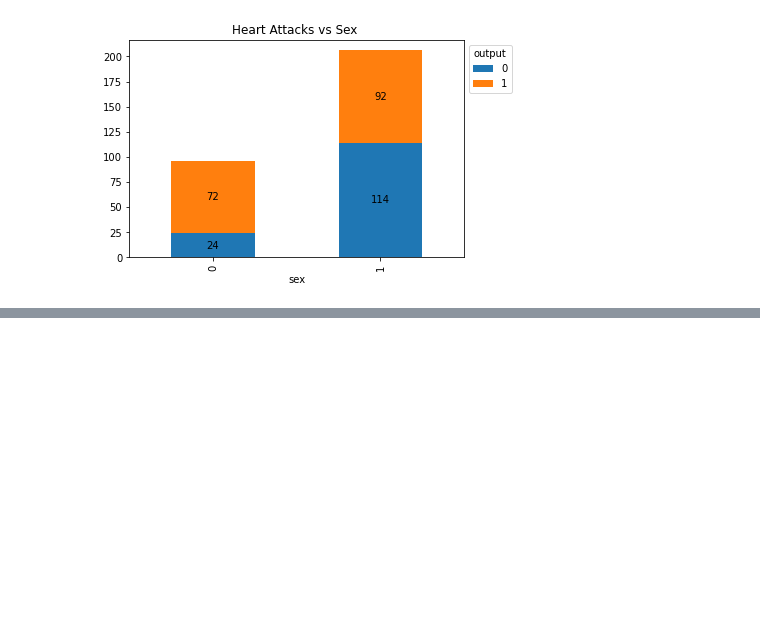
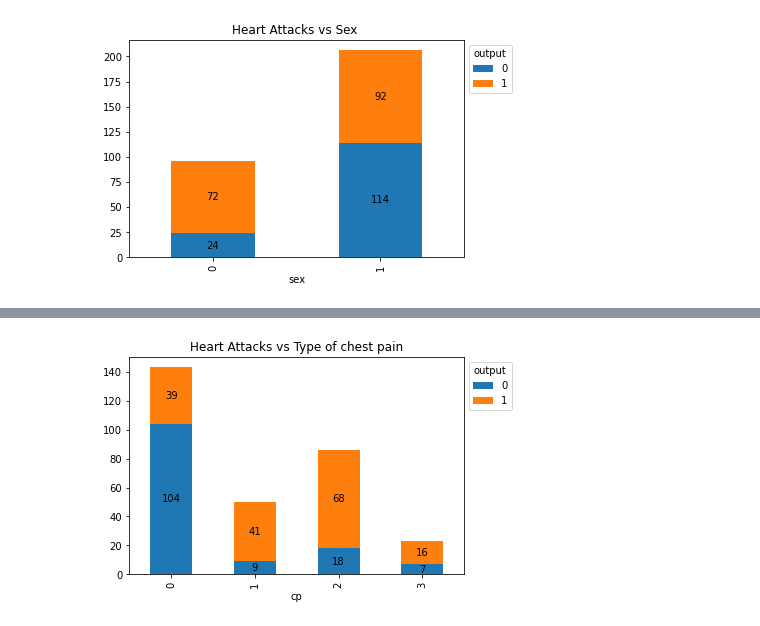
Before and after one commit to nethmi-1997/ML_Assignment2_IT19014296_IT19064932_IT19032252_IT19011912, a Jupyter notebook: heart-attack-prediction-IT19014296.ipynb, the cells around one changed output, grey strips where cells are left out. Cells and saved outputs as stored; diff of their text form; code cells hidden in the pictures; blank space fills up the shorter version.

```diff
--- a/heart-attack-prediction-IT19014296.ipynb
+++ b/heart-attack-prediction-IT19014296.ipynb
@@ -309,0 +318,11 @@ plt.show()
+# %%
+# graph displaying heart attacks vs the type of chest pain
+cp_output_ct=pd.crosstab(patients.cp,patients.output)
+cp_output_plot = cp_output_ct.plot(kind='bar', stacked=True)
+cp_output_plot.legend(title='output', bbox_to_anchor=(1, 1), loc='upper left')
+for var in cp_output_plot.containers:
+    cp_output_plot.bar_label(var, label_type='center')
+plt.title('Heart Attacks vs Type of chest pain')
+plt.show()
+# %% [output]
+[figure, added]
```
Also changed, not shown: parts of 7 cells of this notebook.
